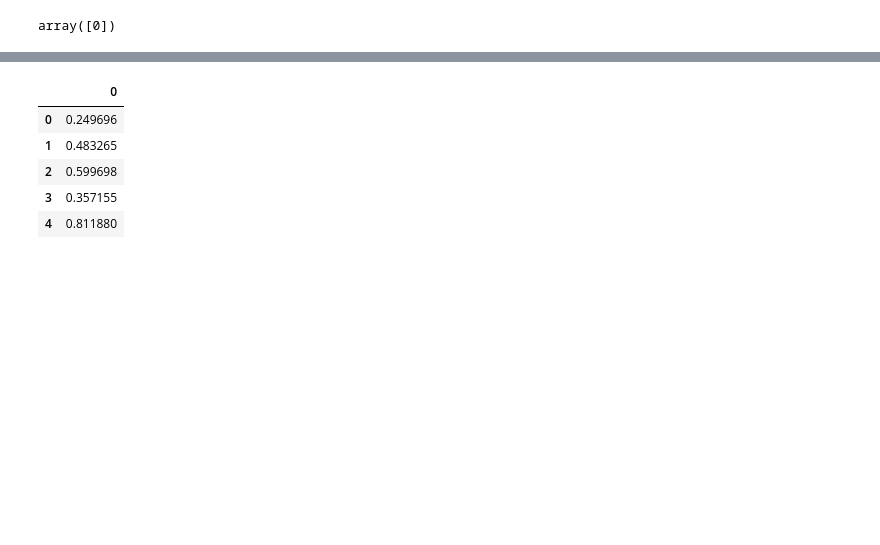
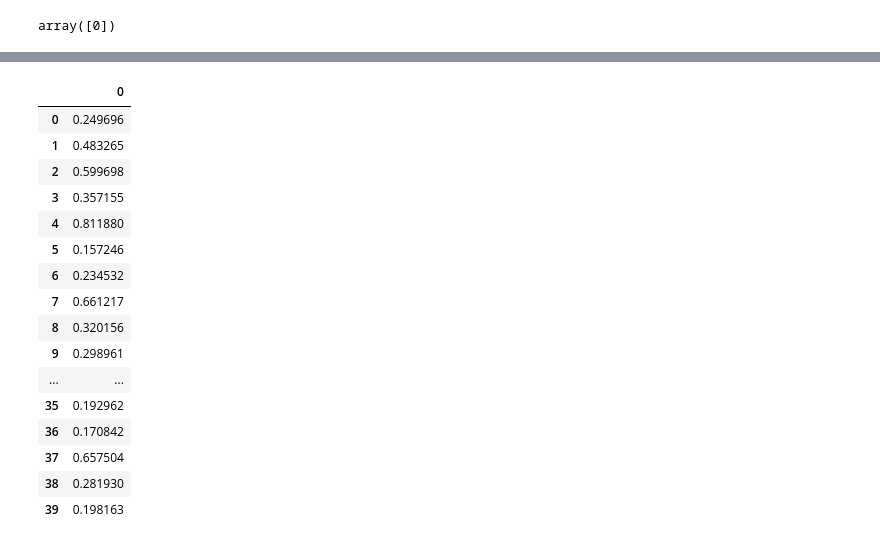
Before and after one commit to avimallik/machine_learning_workbench, a Jupyter notebook: logistic_regression/practice_logistic_regression.ipynb, the cells around one changed output, grey strips where cells are left out. Cells and saved outputs as stored; diff of their text form; code cells hidden in the pictures; blank space fills up the shorter version.

```diff
--- a/logistic_regression/practice_logistic_regression.ipynb
+++ b/logistic_regression/practice_logistic_regression.ipynb
@@ -178,11 +198,22 @@ array([0.24969623, 0.48326501, 0.59969759, 0.35715539, 0.81187988,
 # %%
 # Decison boundary of Class 1
 probability_class_1 = logistic_reg_model.predict_proba(x)[:, 1]
-pd.DataFrame(probability_class_1).head()
+pd.DataFrame(probability_class_1)
 # %% [output]
 |  | 0 |
 | 0 | 0.249696 |
 | 1 | 0.483265 |
 | 2 | 0.599698 |
 | 3 | 0.357155 |
 | 4 | 0.811880 |
+| 5 | 0.157246 |
+| 6 | 0.234532 |
+| 7 | 0.661217 |
+| 8 | 0.320156 |
+| 9 | 0.298961 |
+| ... | ... |
+| 35 | 0.192962 |
+| 36 | 0.170842 |
+| 37 | 0.657504 |
+| 38 | 0.281930 |
+| 39 | 0.198163 |
```
Also changed, not shown: parts of 3 cells of this notebook, 1 other file.
